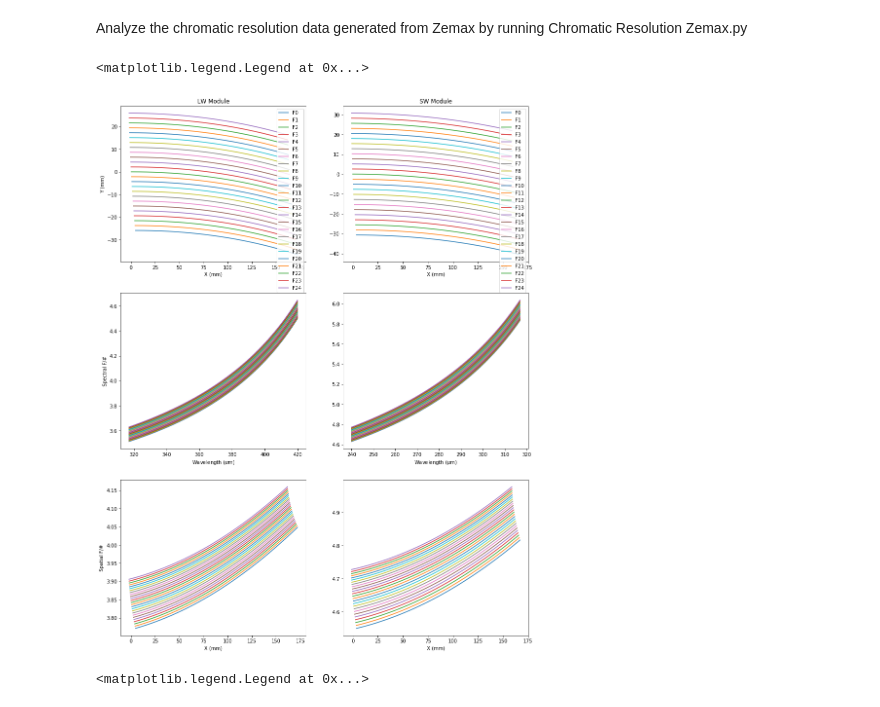
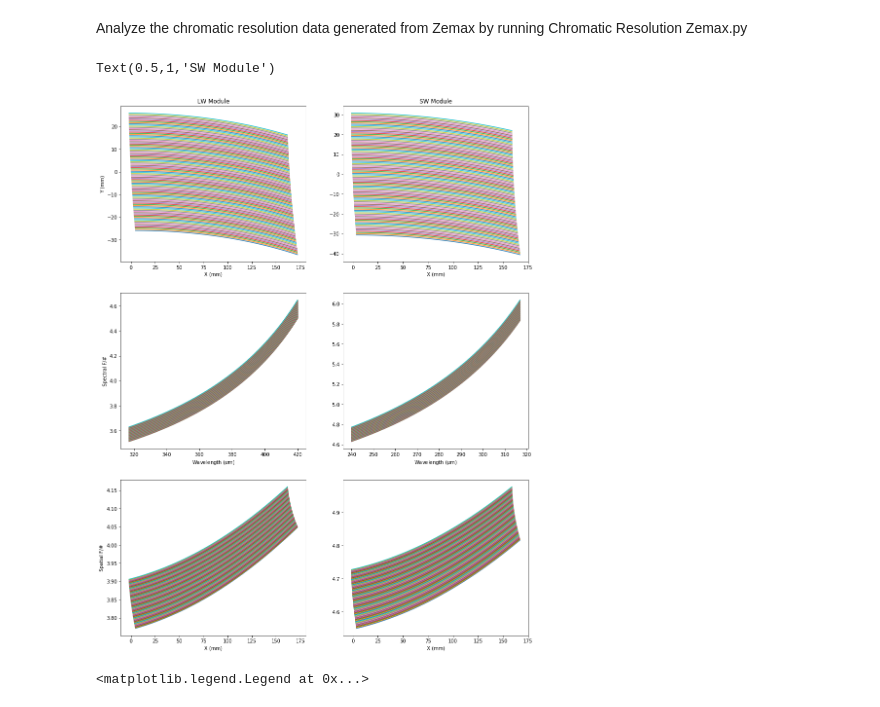
Before and after one commit to tim-balloon/tim-inst_modl, a Jupyter notebook: optics_analysis/Chromatic Resolution Zemax Analysis.ipynb, the cells around one changed output. Cells and saved outputs as stored; diff of their text form; code cells hidden in the pictures.

Commit message:
Add files via upload
Recomputed the chromatic resolution data with a denser sampling. Fixed issue in previous data where the SW and LW data was switched. This is reflected in the notebook.

```diff
--- a/optics_analysis/Chromatic Resolution Zemax Analysis.ipynb
+++ b/optics_analysis/Chromatic Resolution Zemax Analysis.ipynb
@@ -7,15 +7,16 @@ import matplotlib.pyplot as plt
 # %%
 # Filepath to the output data stored in a numpy array
 filePath = 'TIM_ChromaticResData.npy'
+
 # data is stored in a dictionary with the keys: 'SW' and 'LW', which are dictionaries,
 # each with keys, 'SFNO', 'TFNO', 'CENX', and 'CENY'. Each entry is a numpy array
 # whose rows are fields and columns are wavelegnths
 data = np.load(filePath).item()
-# Accidental switching of names when generating data, so switch back here until new data is collected.
-SWdata = data['LW']
-LWdata = data['SW']
+SWdata = data['SW']
+LWdata = data['LW']
 # Flip the orientation of the X axis of the SW module
 SWdata['CENX'] = -1*SWdata['CENX']
+
 numFields = len(SWdata['CENX'])
 numWavs = len(SWdata['CENX'][0])
 # Parameters used to generate data
@@ -54,37 +55,37 @@ def plot_spectrometer(ax, data1, data2, param_dict):
         list of artists added
     """
     out = ax.plot(data1, data2, **param_dict)
     return out
 
 fig, ([axLW, axSW], [axLWFnumWav, axSWFnumWav], [axLWFnum, axSWFnum]) = plt.subplots(3,2,figsize=(15,20))
 for f in range(numFields):
     plot_spectrometer(axSW, SWdata['CENX'][f], SWdata['CENY'][f], {'label': 'F{}'.format(f)})
     plot_spectrometer(axLW, LWdata['CENX'][f], LWdata['CENY'][f], {'label': 'F{}'.format(f)})
     plot_spectrometer(axSWFnumWav, wavs_SW, SWdata['SFNO'][f], {'label': 'F{}'.format(f)})
     plot_spectrometer(axLWFnumWav, wavs_LW, LWdata['SFNO'][f], {'label': 'F{}'.format(f)})
     plot_spectrometer(axSWFnum, SWdata['CENX'][f], SWdata['TFNO'][f], {'label': 'F{}'.format(f)})
     plot_spectrometer(axLWFnum, LWdata['CENX'][f], LWdata['TFNO'][f], {'label': 'F{}'.format(f)})
 
 axLW.set_xlabel('X (mm)')
 axSW.set_xlabel('X (mm)')
 axLW.set_ylabel('Y (mm)')
 
 axLWFnumWav.set_xlabel(r'Wavelength ($\mu$m)')
 axSWFnumWav.set_xlabel(r'Wavelength ($\mu$m)')
 axLWFnumWav.set_ylabel('Spectral F/#')
 
 axLWFnum.set_xlabel('X (mm)')
 axSWFnum.set_xlabel('X (mm)')
 axLWFnum.set_ylabel('Spatial F/#')
 
 axLW.set_title('LW Module')
 axSW.set_title('SW Module')
 
-axLW.legend()
-axSW.legend()
+#axLW.legend()
+#axSW.legend()
 # %% [output]
-<matplotlib.legend.Legend at 0x...>
+Text(0.5,1,'SW Module')
-[figure, old version]
+[figure, new version]
 # %%
 # Compute the chromatic resolution for each field
 bandwidth_SW = SW2 - SW1
```
Also changed, not shown: 2 other files.
